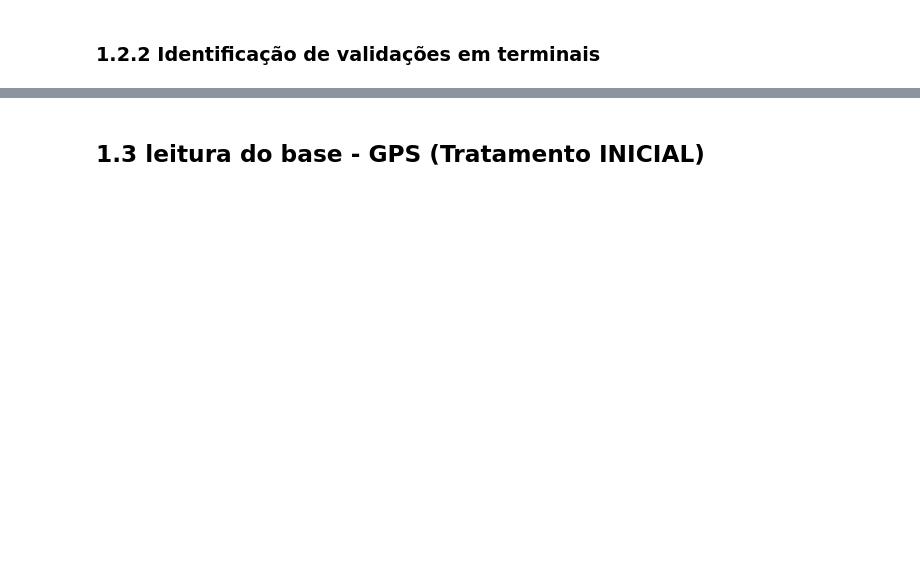
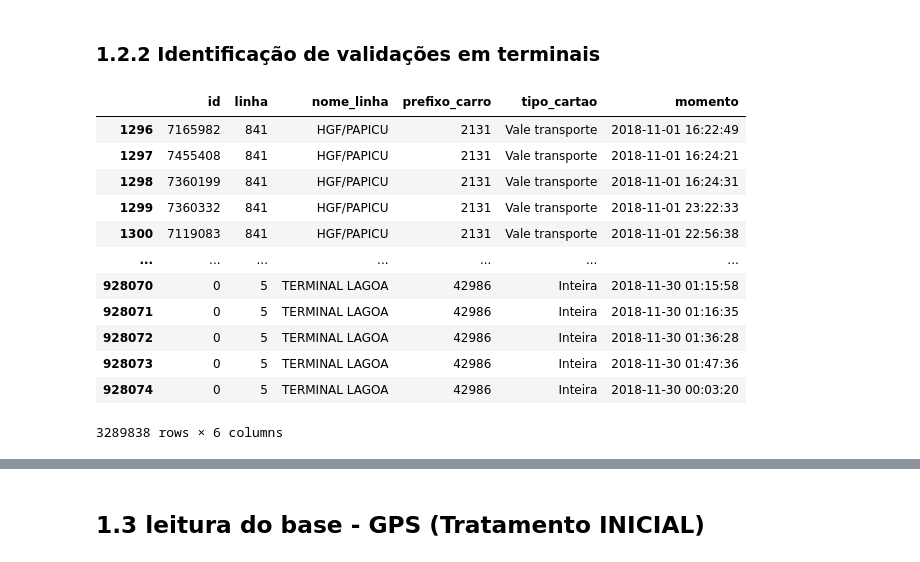
Before and after one commit to claudiobatista005/rotinas_iniciacao_cientifica, a Jupyter notebook: georreferenciamento_bilhetagem_todos_locais_validacao(criterios_tempo).ipynb, the cells around one changed output, grey strips where cells are left out. Drawn from its saved outputs; the diff is of its cells as text; code cells hidden in the pictures; blank space fills up the shorter version.

```diff
--- a/georreferenciamento_bilhetagem_todos_locais_validacao(criterios_tempo).ipynb
+++ b/georreferenciamento_bilhetagem_todos_locais_validacao(criterios_tempo).ipynb
@@ -268,0 +348,2 @@ d01.isnull().sum()
+# %%
+d1.drop_duplicates(inplace=True)
@@ -272,4 +370,18 @@ d01.isnull().sum()
 # Verificando dados que estão na bilhetagem (prefixo_carro), mas não estão no dicionário e consequentemente não estão no GPS
 dados_apenas_em_mes_ = mes[~mes['prefixo_carro'].isin(d01['cod_veiculo'])]
 # %%
-dados_apenas_em_mes_.info()
+dados_apenas_em_mes_
+# %% [output]
+|  | id | linha | nome_linha | prefixo_carro | tipo_cartao | momento |
+| 1296 | 7165982 | 841 | HGF/PAPICU | 2131 | Vale transporte | 2018-11-01 16:22:49 |
+| 1297 | 7455408 | 841 | HGF/PAPICU | 2131 | Vale transporte | 2018-11-01 16:24:21 |
+| 1298 | 7360199 | 841 | HGF/PAPICU | 2131 | Vale transporte | 2018-11-01 16:24:31 |
+| 1299 | 7360332 | 841 | HGF/PAPICU | 2131 | Vale transporte | 2018-11-01 23:22:33 |
+| 1300 | 7119083 | 841 | HGF/PAPICU | 2131 | Vale transporte | 2018-11-01 22:56:38 |
+| ... | ... | ... | ... | ... | ... | ... |
+| 928070 | 0 | 5 | TERMINAL LAGOA | 42986 | Inteira | 2018-11-30 01:15:58 |
+| 928071 | 0 | 5 | TERMINAL LAGOA | 42986 | Inteira | 2018-11-30 01:16:35 |
+| 928072 | 0 | 5 | TERMINAL LAGOA | 42986 | Inteira | 2018-11-30 01:36:28 |
+| 928073 | 0 | 5 | TERMINAL LAGOA | 42986 | Inteira | 2018-11-30 01:47:36 |
+| 928074 | 0 | 5 | TERMINAL LAGOA | 42986 | Inteira | 2018-11-30 00:03:20 |
+3289838 rows × 6 columns
```
Also changed, not shown: parts of 120 cells of this notebook.
